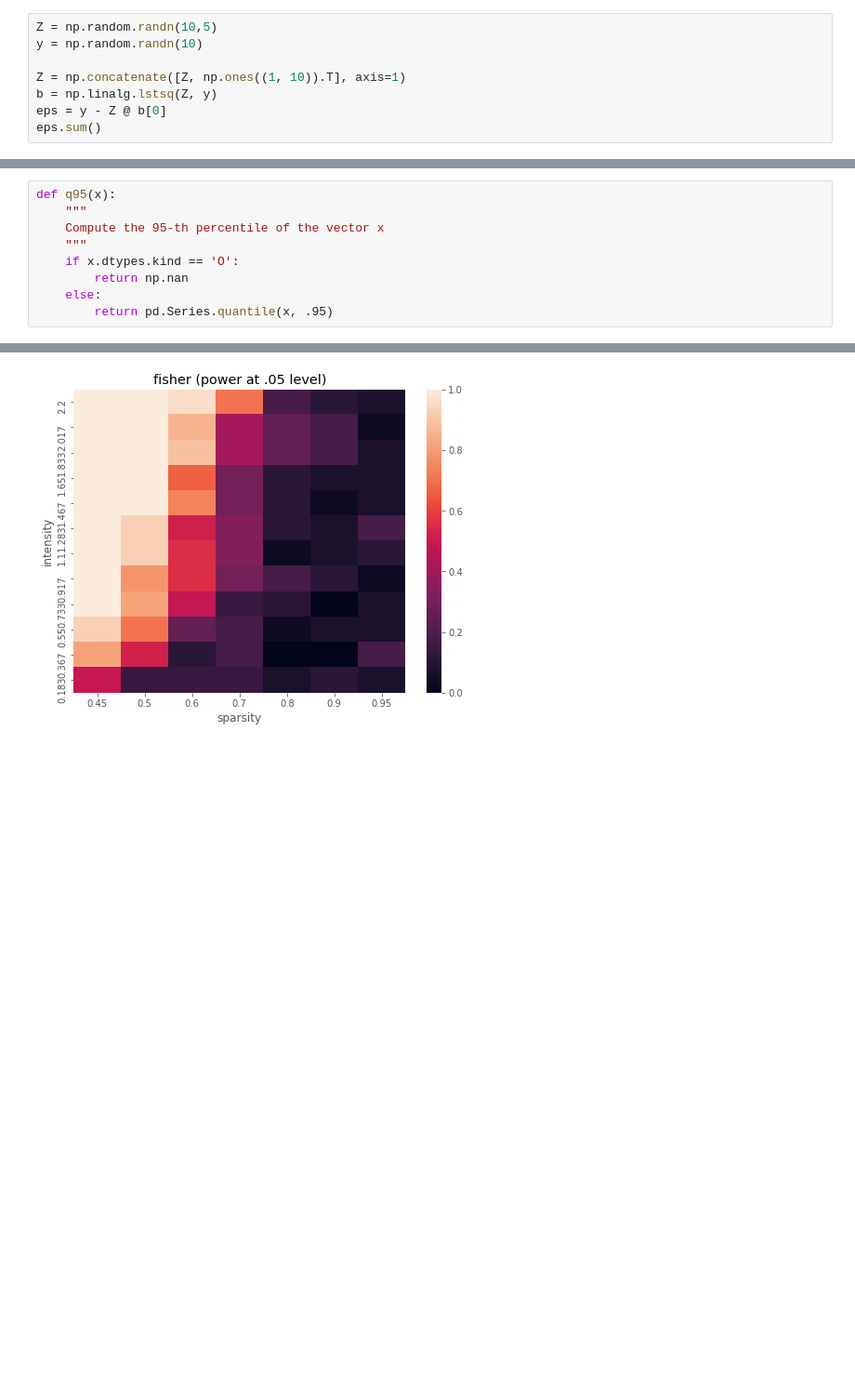
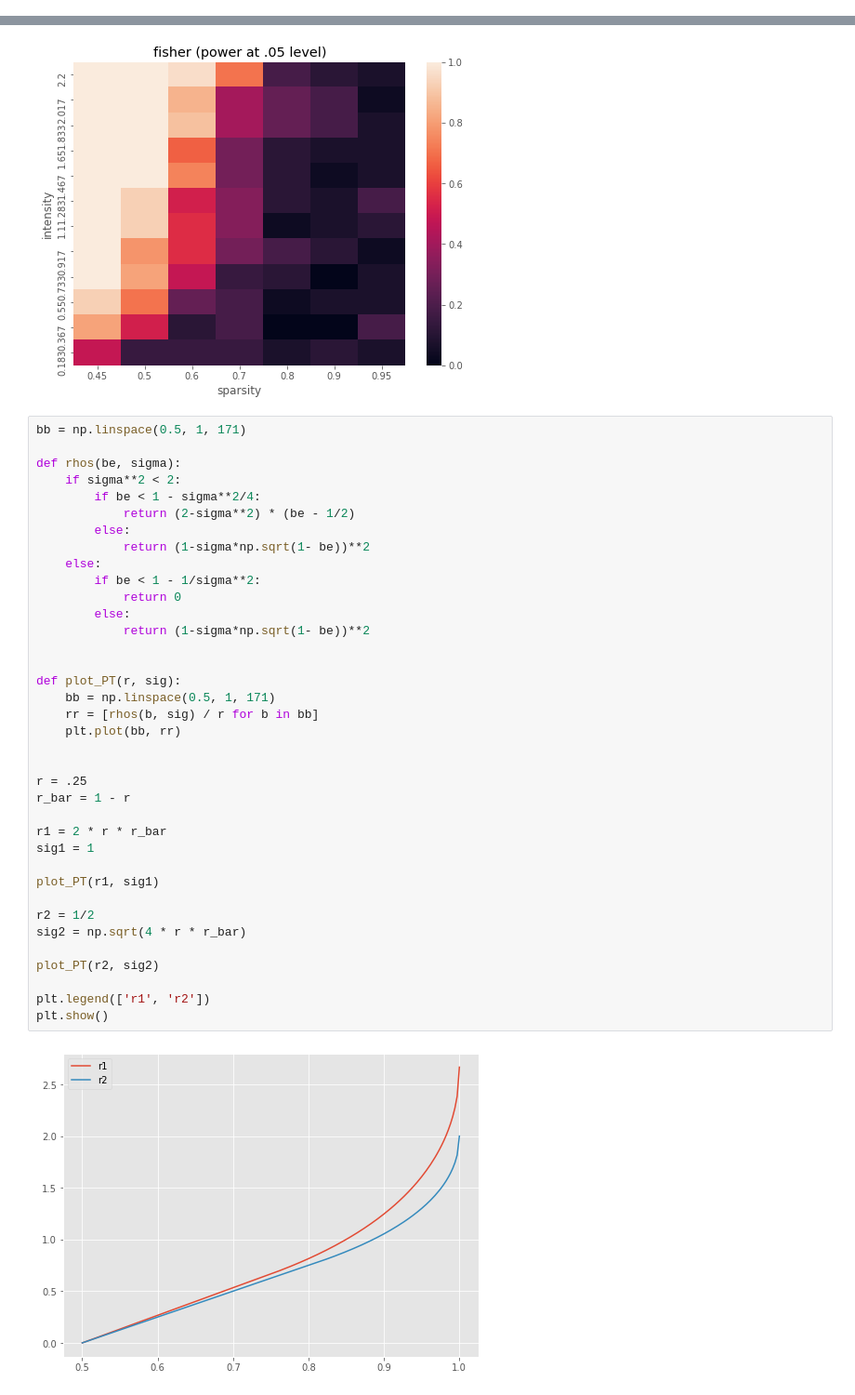
Before and after one commit to alonkipnis/HCHG, a Jupyter notebook: survival.ipynb, the cells around one changed output, grey strips where cells are left out. Shown at 93% size. Saved outputs shown, nothing was run; the diff lists cells and outputs as text; blank space fills up the shorter version.

```diff
--- a/survival.ipynb
+++ b/survival.ipynb
@@ -22,11 +22,3 @@ from scipy.stats import poisson, binom, norm, hypergeom, uniform
 import pandas as pd
 
 from sample_survival_data import *
-# %%
-Z = np.random.randn(10,5)
-y = np.random.randn(10)
-
-Z = np.concatenate([Z, np.ones((1, 10)).T], axis=1)
-b = np.linalg.lstsq(Z, y)
-eps = y - Z @ b[0]
-eps.sum()
@@ -142,9 +52,0 @@ def hypergeom_test(k, M, n, N, alternative = 'greater', randomize=False):
-# %%
-def q95(x):
-    """
-    Compute the 95-th percentile of the vector x
-    """
-    if x.dtypes.kind == 'O':
-        return np.nan
-    else:
-        return pd.Series.quantile(x, .95)
@@ -622,3 +412,42 @@ wilcoxon: both sides detected in 0.0 of cases
 fisher: both sides detected in 0.005731922398589065 of cases
 (you should be worried if this number is significantly larger than 0.025)
 [figure]
+# %%
+bb = np.linspace(0.5, 1, 171)
+
+def rhos(be, sigma):
+    if sigma**2 < 2:
+        if be < 1 - sigma**2/4:
+            return (2-sigma**2) * (be - 1/2)
+        else:
+            return (1-sigma*np.sqrt(1- be))**2
+    else:
+        if be < 1 - 1/sigma**2:
+            return 0
+        else:
+            return (1-sigma*np.sqrt(1- be))**2
+
+
+def plot_PT(r, sig):
+    bb = np.linspace(0.5, 1, 171)
+    rr = [rhos(b, sig) / r for b in bb]
+    plt.plot(bb, rr)
+
+
+r = .25
+r_bar = 1 - r
+
+r1 = 2 * r * r_bar
+sig1 = 1
+
+plot_PT(r1, sig1)
+
+r2 = 1/2
+sig2 = np.sqrt(4 * r * r_bar)
+
+plot_PT(r2, sig2)
+
+plt.legend(['r1', 'r2'])
+plt.show()
+# %% [output]
+[figure, added]
```
Also changed, not shown: parts of 15 cells of this notebook, 4 other files.
